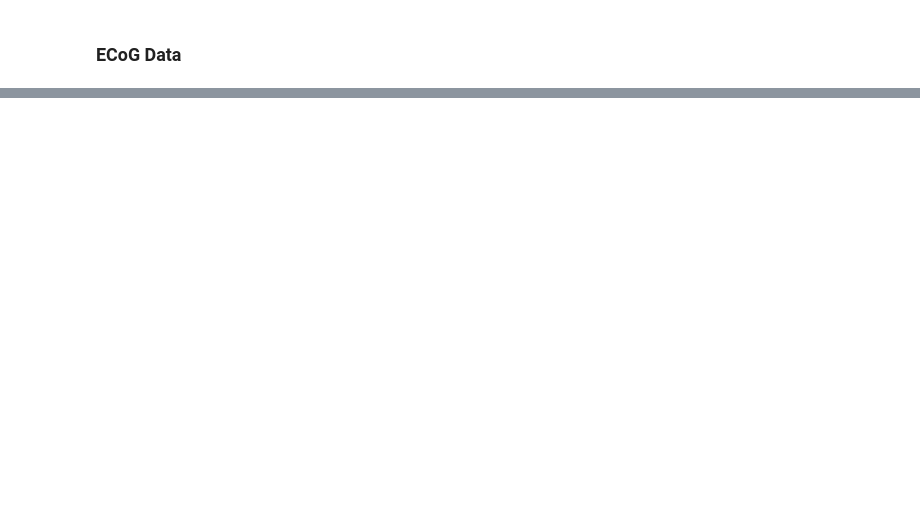
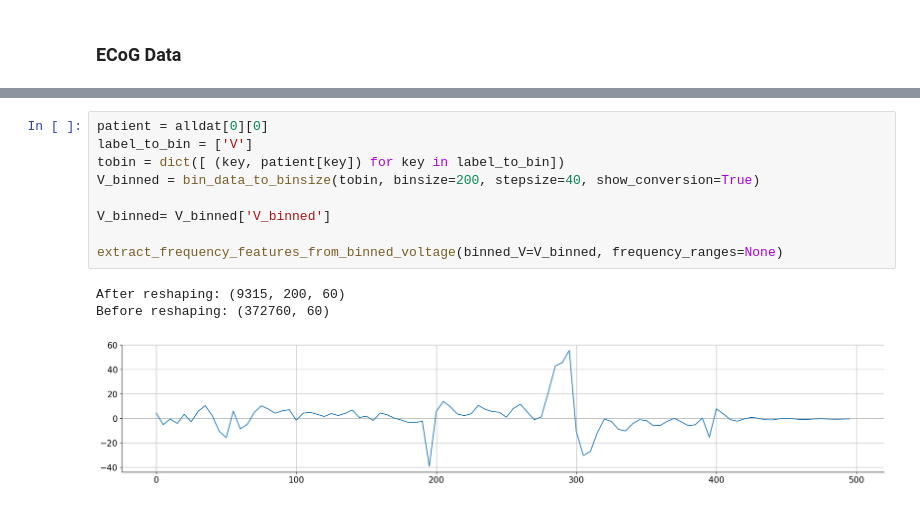
Before and after one commit to UBCMint/Joystick-Prediction, a Jupyter notebook: Index.ipynb, the cells around one changed output, grey strips where cells are left out. Cells and saved outputs as stored; diff of their text form; blank space fills up the shorter version.

```diff
--- a/Index.ipynb
+++ b/Index.ipynb
@@ -494,0 +1013,13 @@ plot_and_save_cursor_and_joystick_gif(
+# %%
+patient = alldat[0][0]
+label_to_bin = ['V']
+tobin = dict([ (key, patient[key]) for key in label_to_bin])
+V_binned = bin_data_to_binsize(tobin, binsize=200, stepsize=40, show_conversion=True)
+
+V_binned= V_binned['V_binned']
+
+extract_frequency_features_from_binned_voltage(binned_V=V_binned, frequency_ranges=None)
+# %% [output]
+After reshaping: (9315, 200, 60)
+Before reshaping: (372760, 60)
+[figure, added]
```
Also changed, not shown: parts of 26 cells of this notebook.
